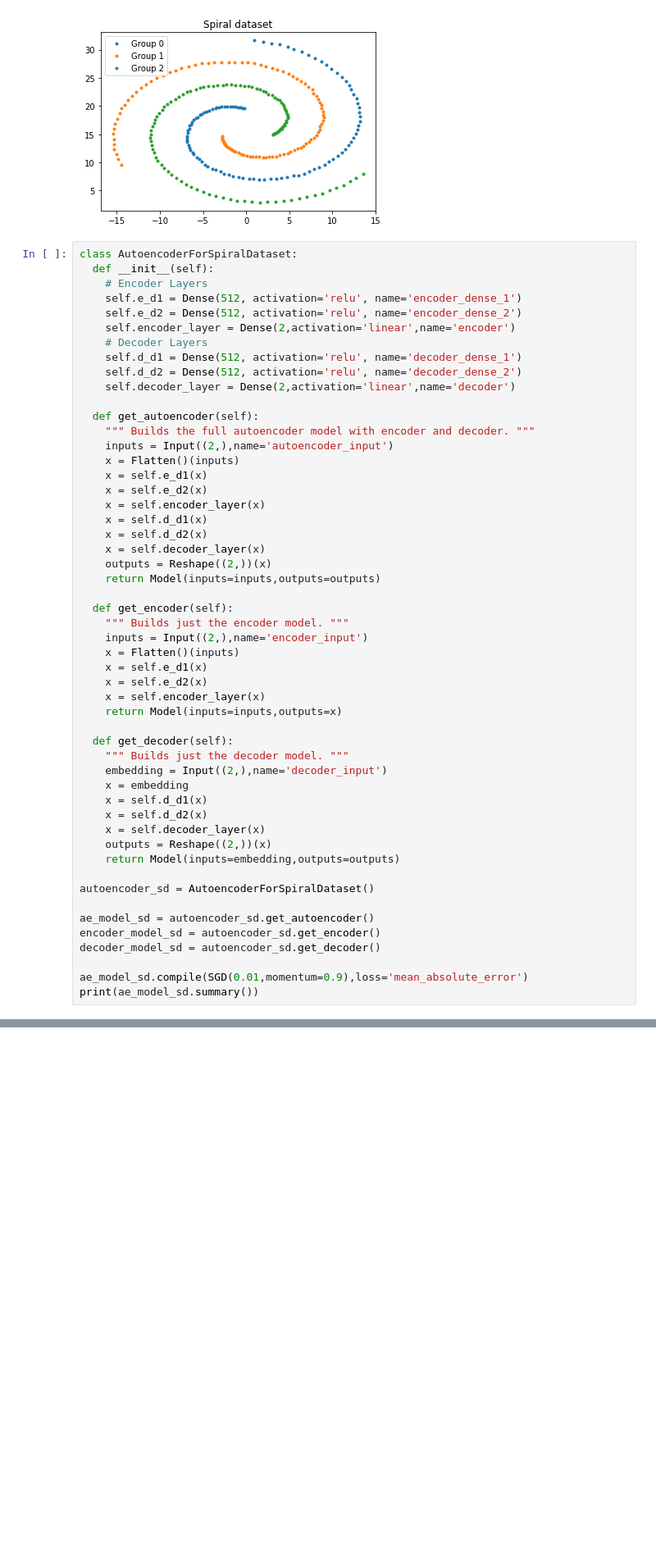
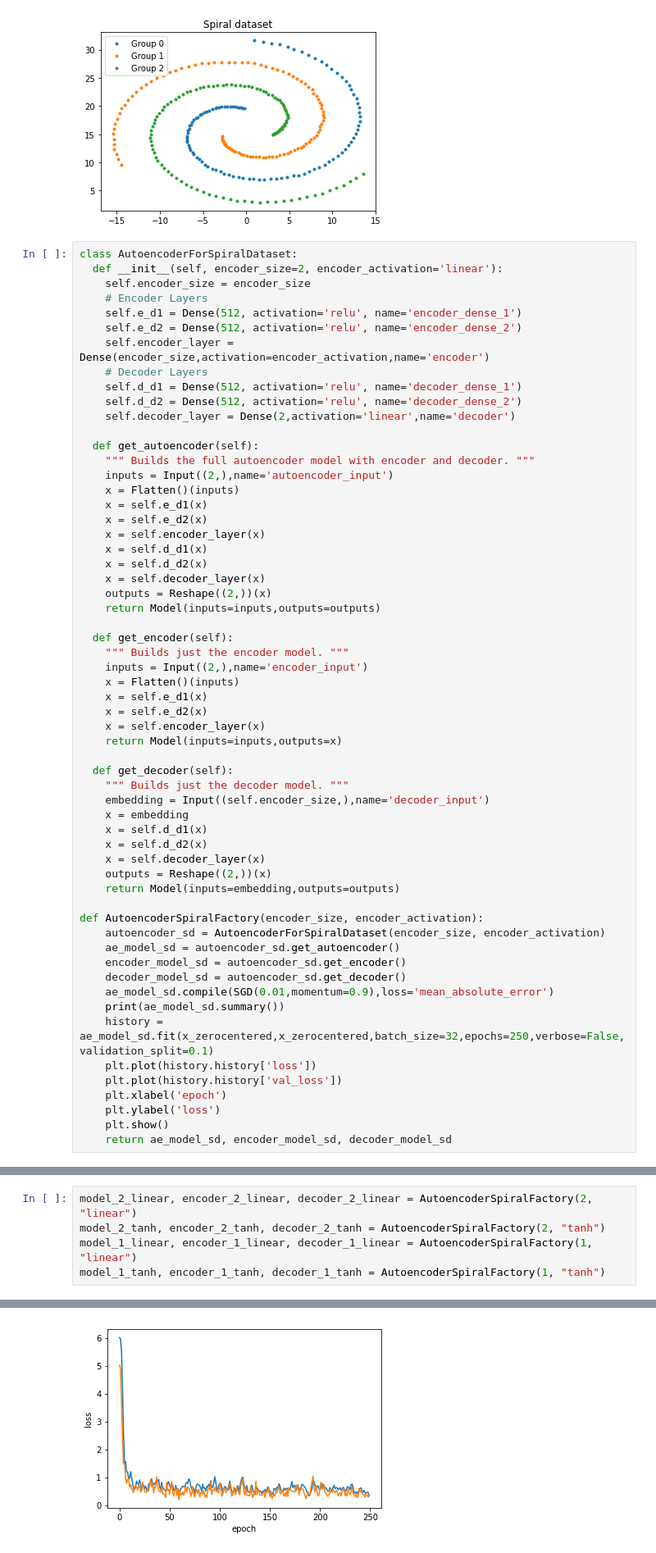
Before and after one commit to ericlabouve/csc566-DeepLearning, a Jupyter notebook: hw3/undercomplete_autoencoder.ipynb, the cells around one changed output, grey strips where cells are left out. Shown: that part at 82% size. Saved outputs shown, nothing was run; the diff lists cells and outputs as text; blank space fills up the shorter version.

```diff
--- a/hw3/undercomplete_autoencoder.ipynb
+++ b/hw3/undercomplete_autoencoder.ipynb
@@ -334,11 +358,12 @@ Mean of x after centering:  [-7.55521002e-15  6.86630240e-15]
 [figure]
 # %%
 class AutoencoderForSpiralDataset:
-  def __init__(self):
+  def __init__(self, encoder_size=2, encoder_activation='linear'):
+    self.encoder_size = encoder_size
     # Encoder Layers
     self.e_d1 = Dense(512, activation='relu', name='encoder_dense_1')
     self.e_d2 = Dense(512, activation='relu', name='encoder_dense_2')
-    self.encoder_layer = Dense(2,activation='linear',name='encoder')
+    self.encoder_layer = Dense(encoder_size,activation=encoder_activation,name='encoder')
     # Decoder Layers
     self.d_d1 = Dense(512, activation='relu', name='decoder_dense_1')
     self.d_d2 = Dense(512, activation='relu', name='decoder_dense_2')
@@ -368,7 +393,7 @@ class AutoencoderForSpiralDataset:
 
   def get_decoder(self):
     """ Builds just the decoder model. """
-    embedding = Input((2,),name='decoder_input')
+    embedding = Input((self.encoder_size,),name='decoder_input')
     x = embedding
     x = self.d_d1(x)
     x = self.d_d2(x)
@@ -376,11 +401,17 @@ class AutoencoderForSpiralDataset:
     outputs = Reshape((2,))(x)
     return Model(inputs=embedding,outputs=outputs)
 
-autoencoder_sd = AutoencoderForSpiralDataset()
-
-ae_model_sd = autoencoder_sd.get_autoencoder()
-encoder_model_sd = autoencoder_sd.get_encoder()
-decoder_model_sd = autoencoder_sd.get_decoder()
-
-ae_model_sd.compile(SGD(0.01,momentum=0.9),loss='mean_absolute_error')
-print(ae_model_sd.summary())
+def AutoencoderSpiralFactory(encoder_size, encoder_activation):
+    autoencoder_sd = AutoencoderForSpiralDataset(encoder_size, encoder_activation)
+    ae_model_sd = autoencoder_sd.get_autoencoder()
+    encoder_model_sd = autoencoder_sd.get_encoder()
+    decoder_model_sd = autoencoder_sd.get_decoder()
+    ae_model_sd.compile(SGD(0.01,momentum=0.9),loss='mean_absolute_error')
+    print(ae_model_sd.summary())
+    history = ae_model_sd.fit(x_zerocentered,x_zerocentered,batch_size=32,epochs=250,verbose=False,validation_split=0.1)
+    plt.plot(history.history['loss'])
+    plt.plot(history.history['val_loss'])
+    plt.xlabel('epoch')
+    plt.ylabel('loss')
+    plt.show()
+    return ae_model_sd, encoder_model_sd, decoder_model_sd
@@ -432,0 +418,6 @@ plt.show()
+# %%
+model_2_linear, encoder_2_linear, decoder_2_linear = AutoencoderSpiralFactory(2, "linear")
+model_2_tanh, encoder_2_tanh, decoder_2_tanh = AutoencoderSpiralFactory(2, "tanh")
+model_1_linear, encoder_1_linear, decoder_1_linear = AutoencoderSpiralFactory(1, "linear")
+model_1_tanh, encoder_1_tanh, decoder_1_tanh = AutoencoderSpiralFactory(1, "tanh")
+# %% [output]
@@ -432,0 +441 @@ plt.show()
+[figure, added]
```
Also changed, not shown: parts of 12 cells of this notebook.
